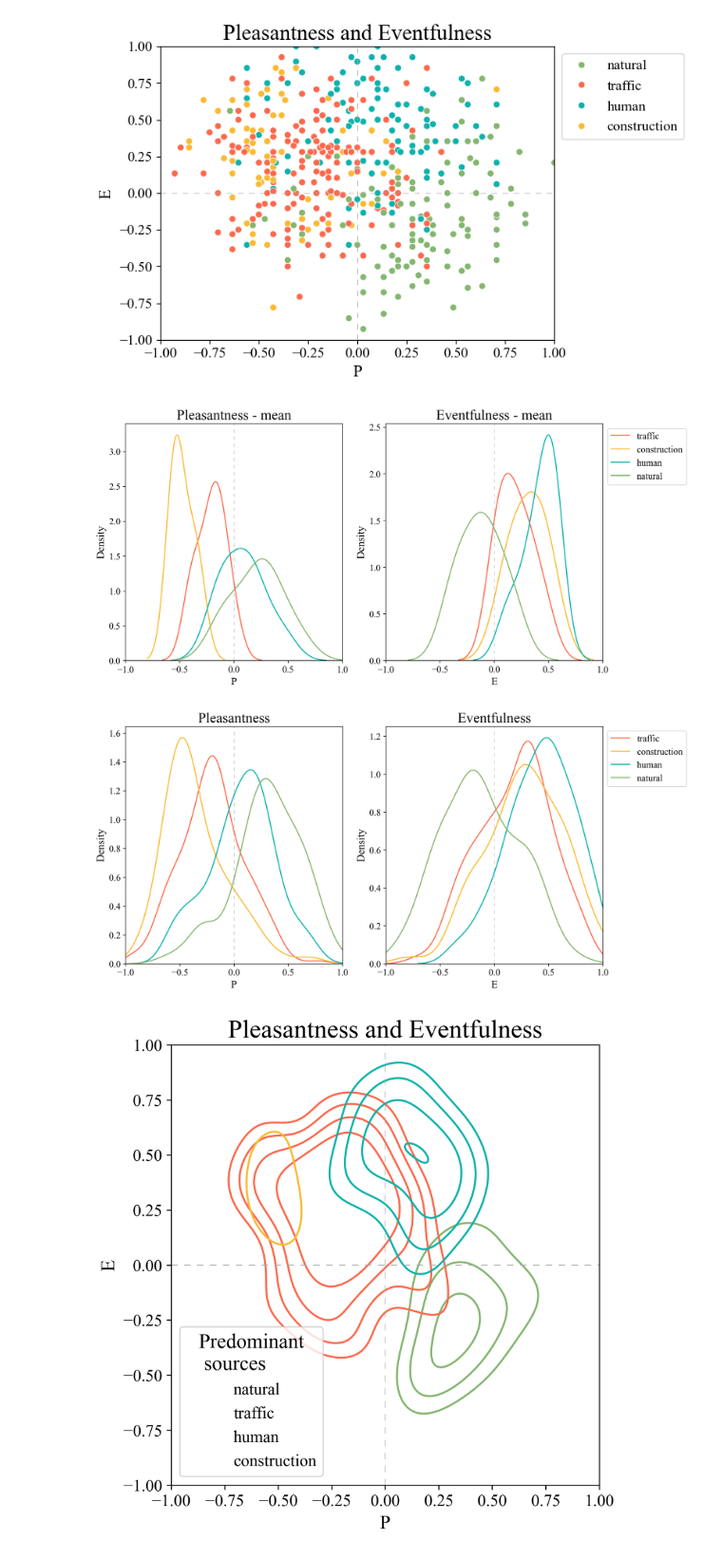
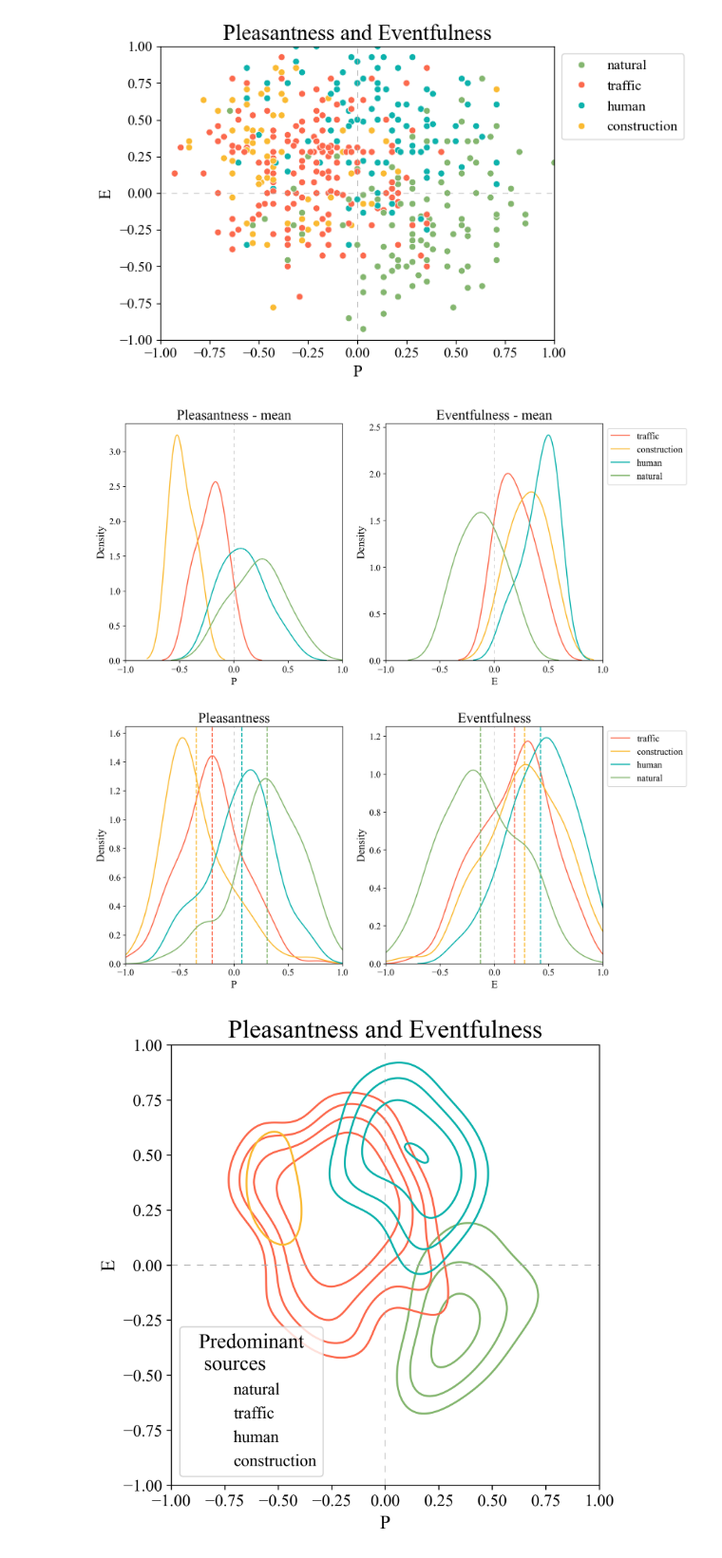
Before and after one commit to amaiasagasti/UrbanPleasantnessEventfulness, a Jupyter notebook: src/scripts/dataset/dataset_Analyse_results_listening_tests.ipynb, the cells around one changed output. Shown at 95% size. Drawn from its saved outputs; the diff is of its cells as text; code cells hidden in the pictures.

```diff
--- a/src/scripts/dataset/dataset_Analyse_results_listening_tests.ipynb
+++ b/src/scripts/dataset/dataset_Analyse_results_listening_tests.ipynb
@@ -263,34 +263,42 @@ plt.show()
 
 
 # KDE plots with different colors and series names
 fig, (ax1,ax2) = plt.subplots(1, 2, figsize=(12, 6), dpi=300)
 
 for source, color in palette.items():
     sns.kdeplot(df[df["Predominant sources"] == source]["P"], label=source, color=color, ax=ax1)
+    # Calculate and plot the mean for 'P'
+    subset = df[df["Predominant sources"] == source]
+    mean_p = subset["P"].mean()
+    ax1.axvline(mean_p, color=color, linestyle='--', linewidth=1.5, label=f'{source} Mean' if source not in ax1.get_legend_handles_labels()[1] else "")
 # Draw axis lines like a cross in the middle
 ax1.axhline(0, color='#AAAAAA', linewidth=0.5,linestyle=(0, (10, 10)))
 ax1.axvline(0, color='#AAAAAA', linewidth=0.5,linestyle=(0, (10, 10)))
 ax1.set_title("Pleasantness")
 ax1.set_xlim(-1,1)
 # Show legend
 # plt.legend(loc='upper left', bbox_to_anchor=(1, 1))
 # plt.show()
 
 # KDE plots with different colors and series names
 #plt.figure(dpi=300)
 for source, color in palette.items():
     sns.kdeplot(df[df["Predominant sources"] == source]["E"], label=source, color=color, ax=ax2)
+    # Calculate and plot the mean for 'P'
+    subset = df[df["Predominant sources"] == source]
+    mean_e = subset["E"].mean()
+    ax2.axvline(mean_e, color=color, linestyle='--', linewidth=1.5, label=f'{source} Mean' if source not in ax2.get_legend_handles_labels()[1] else "")
 # Draw axis lines like a cross in the middle
 ax2.axhline(0, color='#AAAAAA', linewidth=0.5,linestyle=(0, (10, 10)))
 ax2.axvline(0, color='#AAAAAA', linewidth=0.5,linestyle=(0, (10, 10)))
 ax2.set_title("Eventfulness")
 ax2.set_xlim(-1,1)
 # Show legend
 ax2.legend(loc='upper left', bbox_to_anchor=(1, 1))
 plt.show()
 # %% [output]
 [figure]
-[figure, old version]
+[figure, new version]
 # %%
 import matplotlib.pyplot as plt
 import seaborn as sns
```
Also changed, not shown: parts of 1 cell of this notebook, 1 other file.
